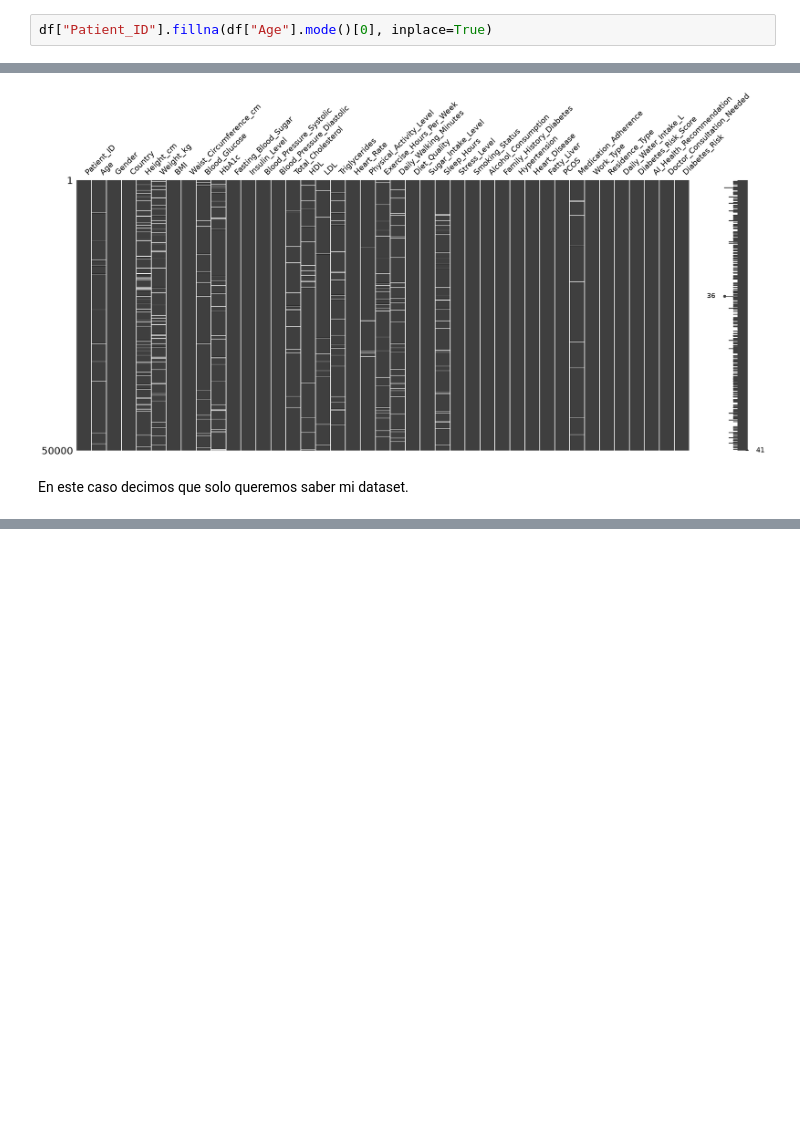
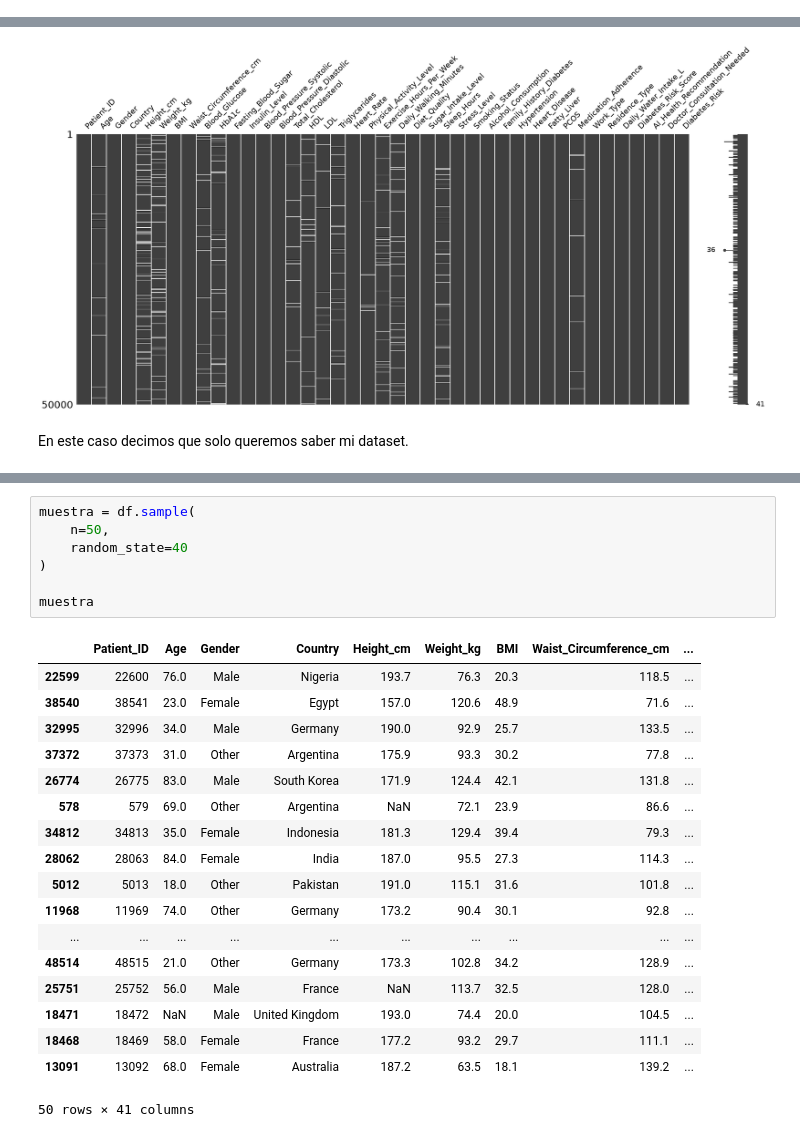
Before and after one commit to hernandezjimmy270-prog/Clase_IARMA-3, a Jupyter notebook: clase.ipynb, the cells around one changed output, grey strips where cells are left out. Saved outputs shown, nothing was run; the diff lists cells and outputs as text; blank space fills up the shorter version.

```diff
--- a/clase.ipynb
+++ b/clase.ipynb
@@ -88,5 +88,3 @@ AI_Health_Recommendation         0
 Doctor_Consultation_Needed       0
 Diabetes_Risk                    0
 dtype: int64
-# %%
-df["Patient_ID"].fillna(df["Age"].mode()[0], inplace=True)
@@ -126,0 +196,26 @@ df[df["Patient_ID"]=="Country"]
+# %%
+muestra = df.sample(
+    n=50,
+    random_state=40
+)
+
+muestra
+# %% [output]
+|  | Patient_ID | Age | Gender | Country | Height_cm | Weight_kg | BMI | Waist_Circumference_cm | ... |
+| 22599 | 22600 | 76.0 | Male | Nigeria | 193.7 | 76.3 | 20.3 | 118.5 | ... |
+| 38540 | 38541 | 23.0 | Female | Egypt | 157.0 | 120.6 | 48.9 | 71.6 | ... |
+| 32995 | 32996 | 34.0 | Male | Germany | 190.0 | 92.9 | 25.7 | 133.5 | ... |
+| 37372 | 37373 | 31.0 | Other | Argentina | 175.9 | 93.3 | 30.2 | 77.8 | ... |
+| 26774 | 26775 | 83.0 | Male | South Korea | 171.9 | 124.4 | 42.1 | 131.8 | ... |
+| 578 | 579 | 69.0 | Other | Argentina | NaN | 72.1 | 23.9 | 86.6 | ... |
+| 34812 | 34813 | 35.0 | Female | Indonesia | 181.3 | 129.4 | 39.4 | 79.3 | ... |
+| 28062 | 28063 | 84.0 | Female | India | 187.0 | 95.5 | 27.3 | 114.3 | ... |
+| 5012 | 5013 | 18.0 | Other | Pakistan | 191.0 | 115.1 | 31.6 | 101.8 | ... |
+| 11968 | 11969 | 74.0 | Other | Germany | 173.2 | 90.4 | 30.1 | 92.8 | ... |
+| ... | ... | ... | ... | ... | ... | ... | ... | ... | ... |
+| 48514 | 48515 | 21.0 | Other | Germany | 173.3 | 102.8 | 34.2 | 128.9 | ... |
+| 25751 | 25752 | 56.0 | Male | France | NaN | 113.7 | 32.5 | 128.0 | ... |
+| 18471 | 18472 | NaN | Male | United Kingdom | 193.0 | 74.4 | 20.0 | 104.5 | ... |
+| 18468 | 18469 | 58.0 | Female | France | 177.2 | 93.2 | 29.7 | 111.1 | ... |
+| 13091 | 13092 | 68.0 | Female | Australia | 187.2 | 63.5 | 18.1 | 139.2 | ... |
+50 rows × 41 columns
```
Also changed, not shown: parts of 23 cells of this notebook.
